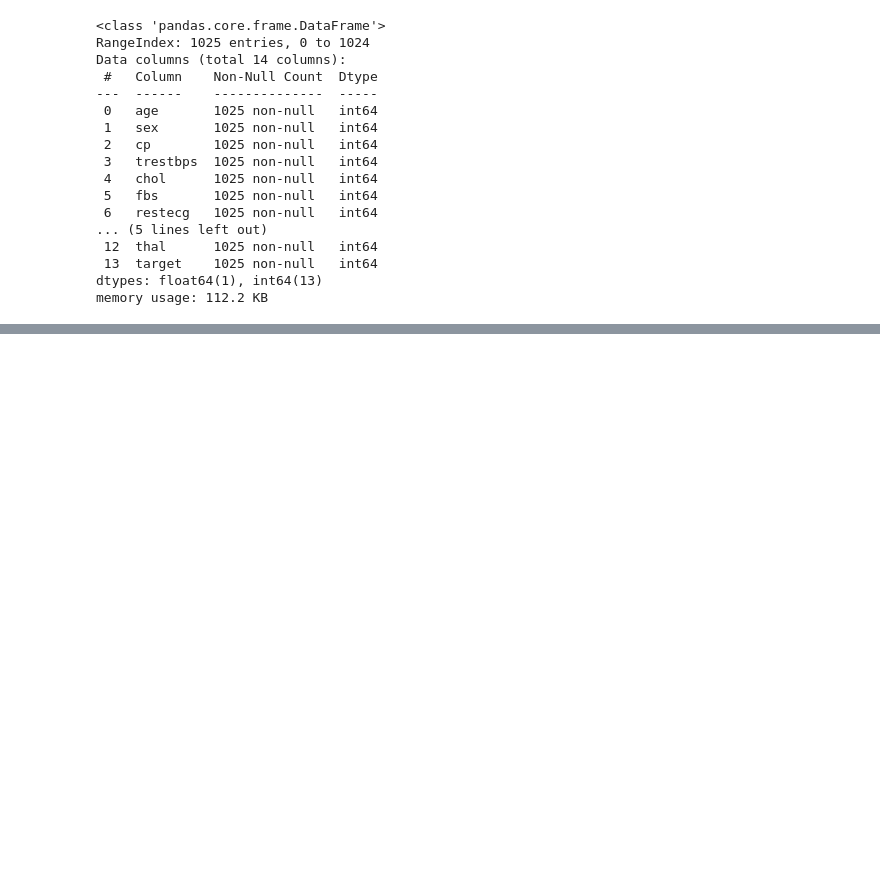
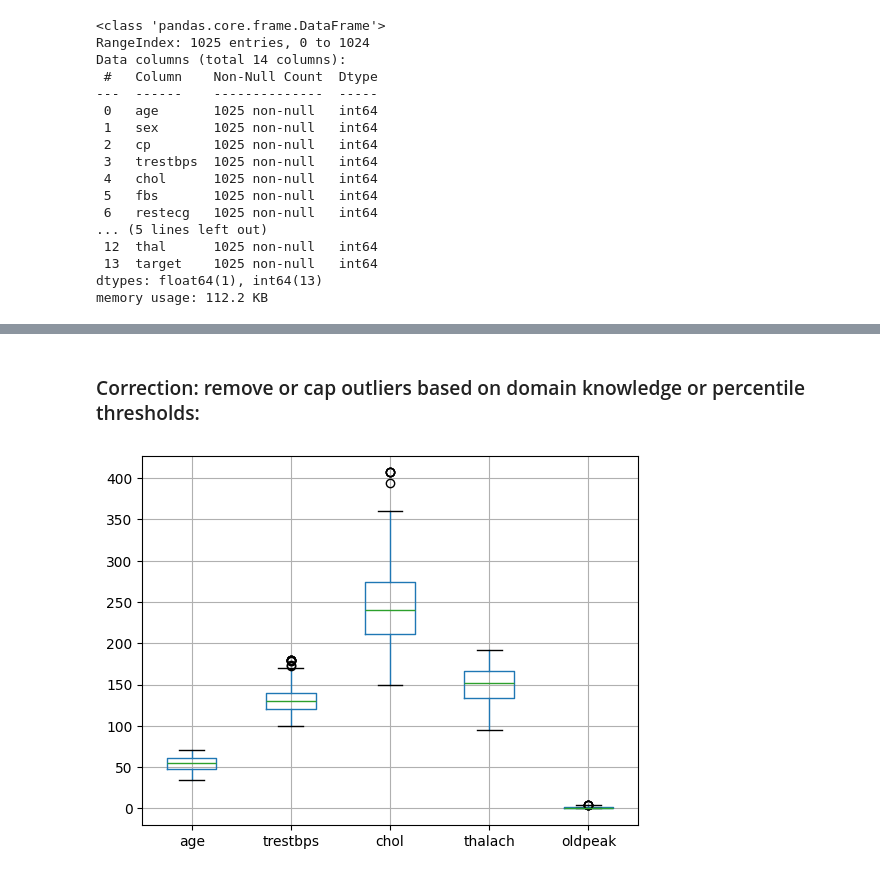
Before and after one commit to amrmausadx/healthcare_heart, a Jupyter notebook: HealthCare_W01_EDA.ipynb, the cells around one changed output, grey strips where cells are left out. Saved outputs shown, nothing was run; the diff lists cells and outputs as text; code cells hidden in the pictures; blank space fills up the shorter version.

```diff
--- a/HealthCare_W01_EDA.ipynb
+++ b/HealthCare_W01_EDA.ipynb
@@ -175,0 +123,7 @@ plt.show()
+# %%
+for col in heart.columns: # show all unique values per col!
+    print(col,heart[col].unique())
+'''
+conversion if needed
+df['sex'] = df['sex'].replace({'male': 'Male', 'M': 'Male', 'female': 'Female', 'F': 'Female'})
+'''
@@ -175,0 +157,12 @@ plt.show()
+# %% [markdown]
+<h3>Correction: remove or cap outliers based on domain knowledge or percentile thresholds:</h3>
+# %%
+# Handling outliers: Capping at 1st and 99th percentiles for each numerical column
+for col in numerical_columns:
+    Q1 = heart[col].quantile(0.01)  # 1st percentile
+    Q99 = heart[col].quantile(0.99)  # 99th percentile
+    heart[col] = heart[col].clip(lower=Q1, upper=Q99)
+heart.boxplot(column=numerical_columns)
+plt.show()
+# %% [output]
+[figure, added]
```
Also changed, not shown: parts of 39 cells of this notebook, 4 other files.
